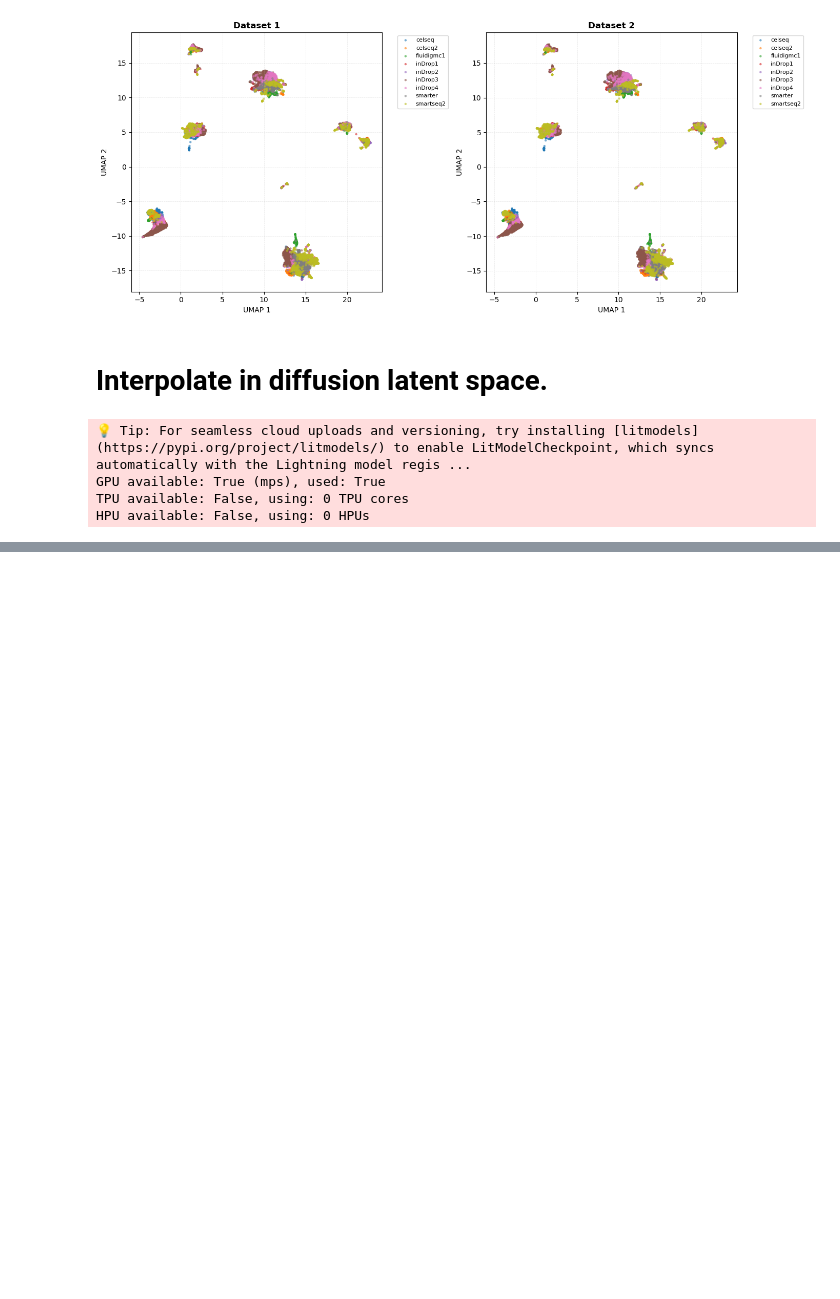
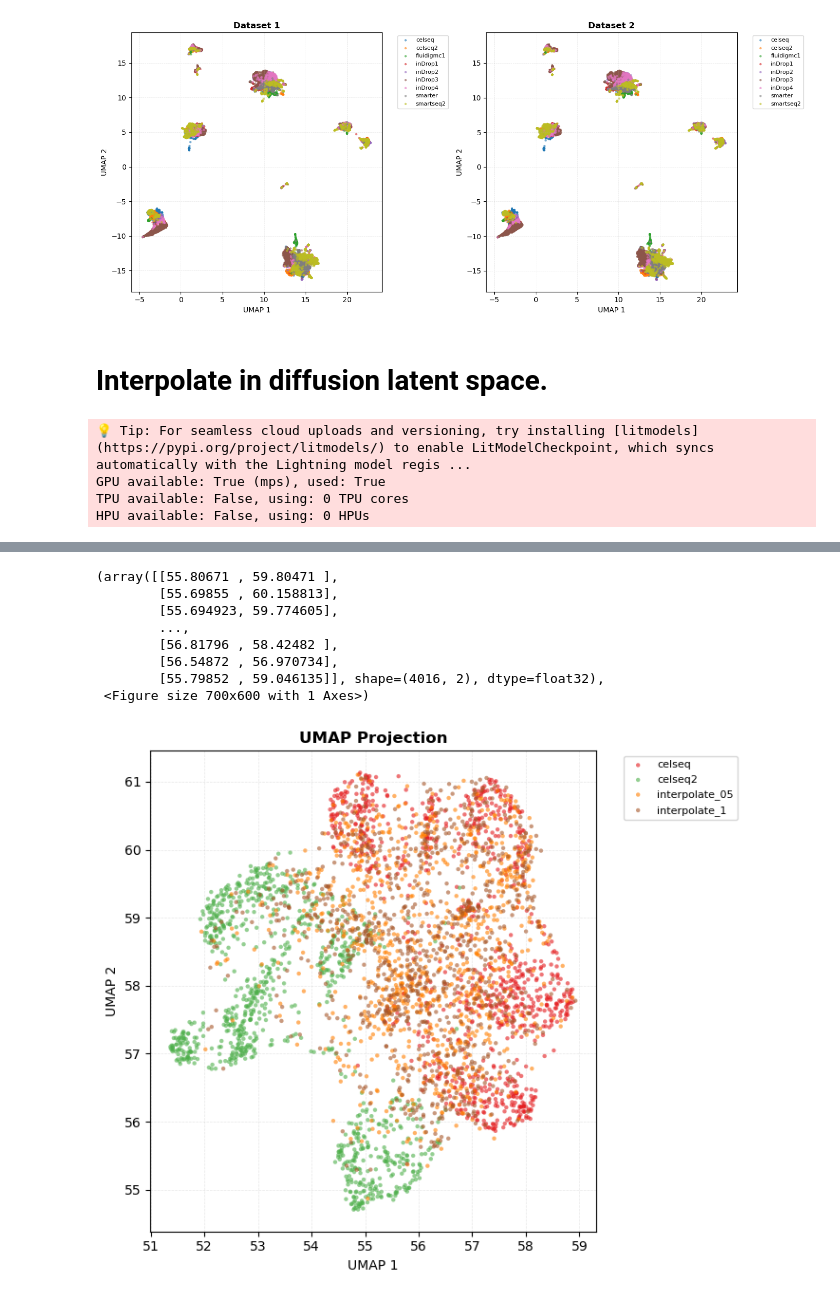
Before and after one commit to LangtianM/scDeepSim, a Jupyter notebook: experiments/batch_effect.ipynb, the cells around one changed output, grey strips where cells are left out. Saved outputs shown, nothing was run; the diff lists cells and outputs as text; code cells hidden in the pictures; blank space fills up the shorter version.

```diff
--- a/experiments/batch_effect.ipynb
+++ b/experiments/batch_effect.ipynb
@@ -411,0 +430,6 @@ UMAP completed. Generating visualizations...
+# %%
+celseq_samples = np.concatenate([celseq1_samples, celseq2_samples, interpolate_05, interpolate_1])
+celseq_labels = np.concatenate([np.full(celseq1_samples.shape[0], 'celseq'), np.full(celseq2_samples.shape[0], 'celseq2'),
+                                np.full(interpolate_05.shape[0], 'interpolate_05'), np.full(interpolate_1.shape[0], 'interpolate_1')])
+umap_plot(celseq_samples, celseq_labels, cmap='Set1')
+# %% [output]
@@ -411,0 +437,9 @@ UMAP completed. Generating visualizations...
+(array([[55.80671 , 59.80471 ],
+        [55.69855 , 60.158813],
+        [55.694923, 59.774605],
+        ...,
+        [56.81796 , 58.42482 ],
+        [56.54872 , 56.970734],
+        [55.79852 , 59.046135]], shape=(4016, 2), dtype=float32),
+ <Figure size 700x600 with 1 Axes>)
+[figure, added]
```
Also changed, not shown: parts of 15 cells of this notebook, 1 other file.
